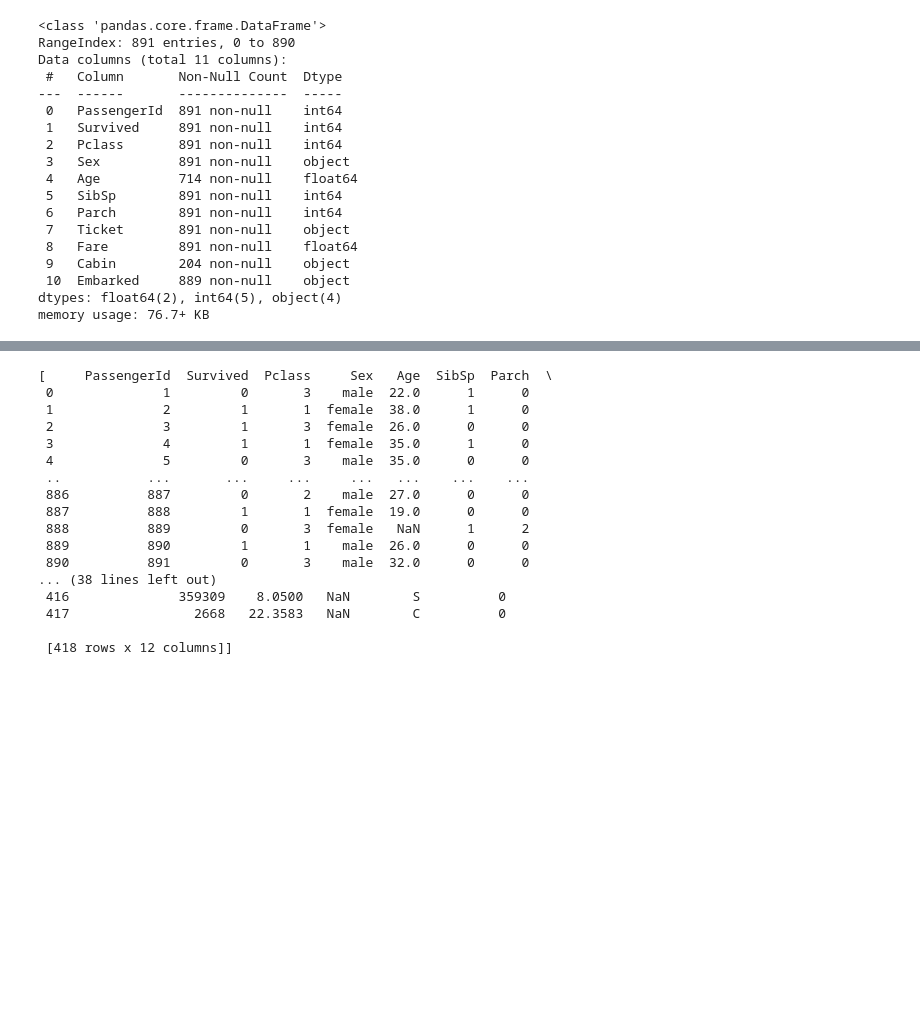
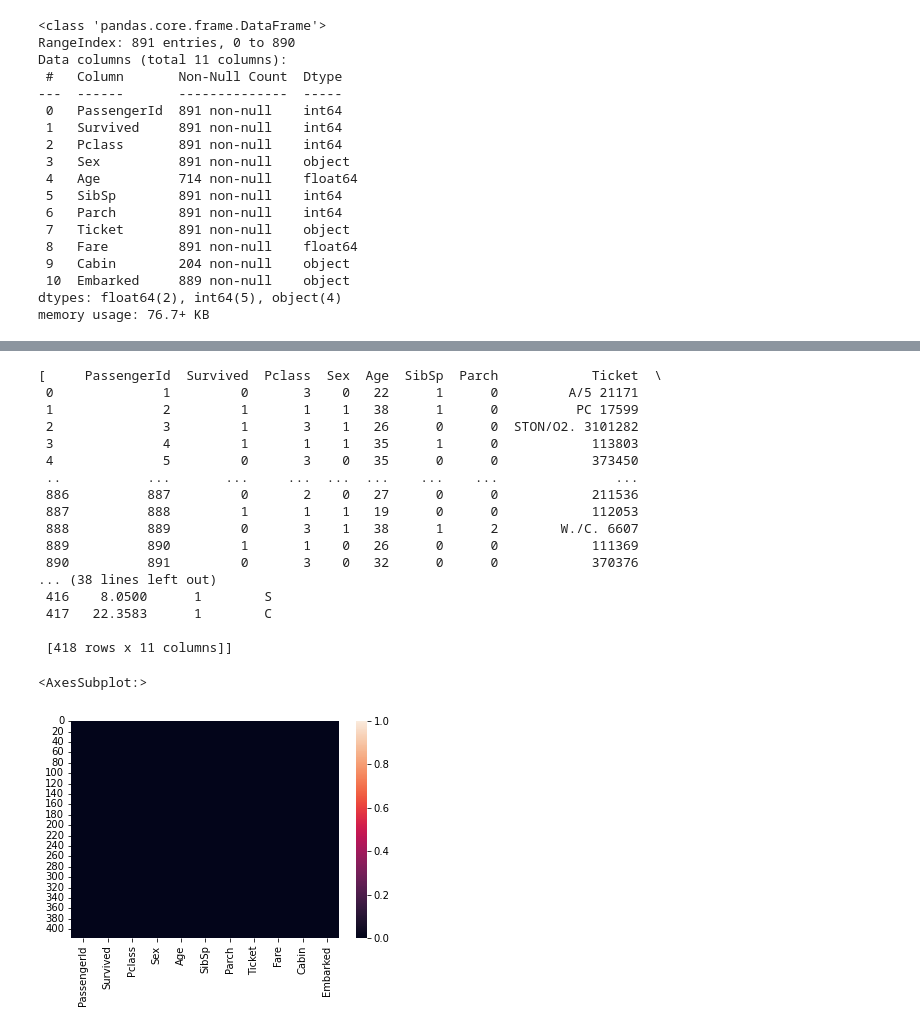
Before and after one commit to chaithrakc/syr_ads_machine_learning, a Jupyter notebook: week05decision_tree/lab05/Chaithra-Lab05-DecisionTree.ipynb, the cells around one changed output, grey strips where cells are left out. Saved outputs shown, nothing was run; the diff lists cells and outputs as text; code cells hidden in the pictures; blank space fills up the shorter version.

```diff
--- a/week05decision_tree/lab05/Chaithra-Lab05-DecisionTree.ipynb
+++ b/week05decision_tree/lab05/Chaithra-Lab05-DecisionTree.ipynb
@@ -60,26 +64,31 @@ sns.heatmap(test.isnull()) # Age and Cabin has many null values
 # converting cabin to binary attribute using dummy variable
 train['Cabin'] = train["Cabin"].apply(lambda x: 0 if type(x) == float else 1)
 test['Cabin'] = test["Cabin"].apply(lambda x: 0 if type(x) == float else 1)
+# %%
+# converting sex cateogorical variable to dummy variable
+train['Sex'] = train["Sex"].replace({'male':0,'female':1})
+test['Sex'] = test["Sex"].replace({'male':0,'female':1})
 # %%
 full_data = [train,test]
+full_data
 # %% [output]
-[     PassengerId  Survived  Pclass     Sex   Age  SibSp  Parch  \
- 0              1         0       3    male  22.0      1      0
- 1              2         1       1  female  38.0      1      0
- 2              3         1       3  female  26.0      0      0
- 3              4         1       1  female  35.0      1      0
- 4              5         0       3    male  35.0      0      0
- ..           ...       ...     ...     ...   ...    ...    ...
- 886          887         0       2    male  27.0      0      0
- 887          888         1       1  female  19.0      0      0
- 888          889         0       3  female   NaN      1      2
- 889          890         1       1    male  26.0      0      0
- 890          891         0       3    male  32.0      0      0
+[     PassengerId  Survived  Pclass  Sex  Age  SibSp  Parch            Ticket  \
+ 0              1         0       3    0   22      1      0         A/5 21171
+ 1              2         1       1    1   38      1      0          PC 17599
+ 2              3         1       3    1   26      0      0  STON/O2. 3101282
+ 3              4         1       1    1   35      1      0            113803
+ 4              5         0       3    0   35      0      0            373450
+ ..           ...       ...     ...  ...  ...    ...    ...               ...
+ 886          887         0       2    0   27      0      0            211536
+ 887          888         1       1    1   19      0      0            112053
+ 888          889         0       3    1   38      1      2        W./C. 6607
+ 889          890         1       1    0   26      0      0            111369
+ 890          891         0       3    0   32      0      0            370376
 ... (38 lines left out)
- 416              359309    8.0500   NaN        S          0
- 417                2668   22.3583   NaN        C          0
+ 416    8.0500      1        S
+ 417   22.3583      1        C
 
- [418 rows x 12 columns]]
+ [418 rows x 11 columns]]
 # %%
 # Remove all NULLS in the Age column
 for dataset in full_data:
@@ -90,3 +99,8 @@ for dataset in full_data:
     # Next line has been improved to avoid warning
     dataset.loc[np.isnan(dataset['Age']), 'Age'] = age_null_random_list
     dataset['Age'] = dataset['Age'].astype(int)
+# %%
+sns.heatmap(test.isnull()) # Age and Cabin has many null values
+# %% [output]
+<AxesSubplot:>
+[figure, added]
```
Also changed, not shown: parts of 20 cells of this notebook, 8 other files.
